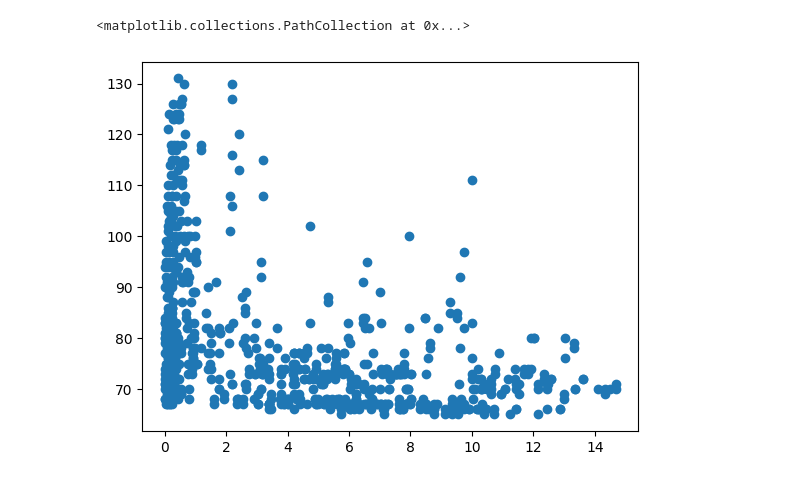
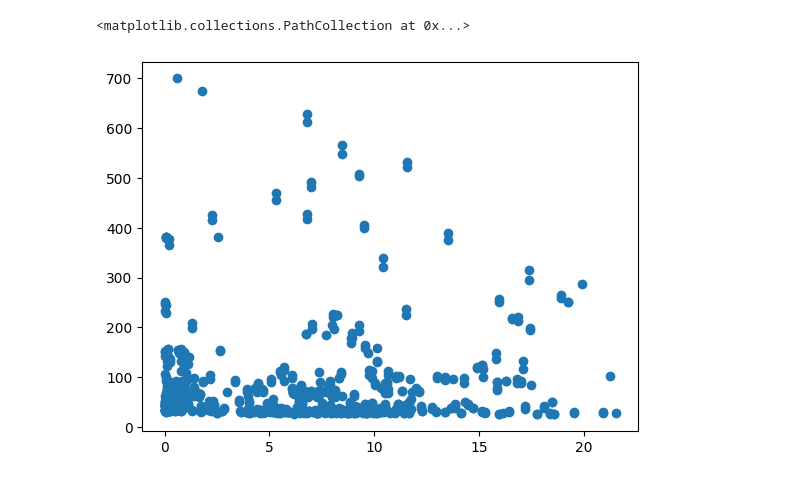
Before and after one commit to samgunner/LocalAir_development, a Jupyter notebook: DecodeAndVisualise-LocalAir-v0.1.ipynb, the cells around one changed output. Cells and saved outputs as stored; diff of their text form; code cells hidden in the pictures.

```diff
--- a/DecodeAndVisualise-LocalAir-v0.1.ipynb
+++ b/DecodeAndVisualise-LocalAir-v0.1.ipynb
@@ -16,7 +18,7 @@ numOfChunks = 60
 # %%
 # the name of the directory where the files are stored
 # if you have downloaded this off git you will need to change this!
-directory_in_str = '/home/lifegarb/Documents/Work/Projects/211025_Voi_scooter_feasiability/data/on_bike/231019'
+directory_in_str = '/home/lifegarb/Documents/Work/Projects/211025_Voi_scooter_feasiability/data/on_bike/231023'
 
 # before converting to a data frame, all the data is going to go into a list of dicts, this list is called:
 data = []
@@ -203,9 +202,15 @@ df = pd.DataFrame(data)
 # %%
+df = pd.DataFrame(data)
+
+# putting everything into a single flat df.
+# the FFT bins are named after the frequency they capture.
+
 df_flat = pd.concat([pd.to_datetime(df.datetime),
            pd.json_normalize(df.GPS),
            pd.json_normalize(df.DHT),
            pd.json_normalize(df.MultiGas),
-           pd.json_normalize(df.PM_Sensor)
+           pd.json_normalize(df.PM_Sensor),
+           pd.DataFrame(df['FFT'].to_list(),columns = ['FFT.{}Hz'.format(i*43) for i in range(37)])
           ], axis=1)
 
 df_flat = df_flat.mask(missing_data)
@@ -276,7 +281,7 @@ df_flat[['satellites',
 # %% [output]
 [interactive output not drawn]
 # %%
-plt.scatter(x=df_flat['speed'], y=df_flat['co'])
+plt.scatter(x=df_flat['speed'], y=df_flat['no2'])
 # %% [output]
 <matplotlib.collections.PathCollection at 0x...>
-[figure, old version]
+[figure, new version]
```
Also changed, not shown: parts of 8 cells of this notebook.
